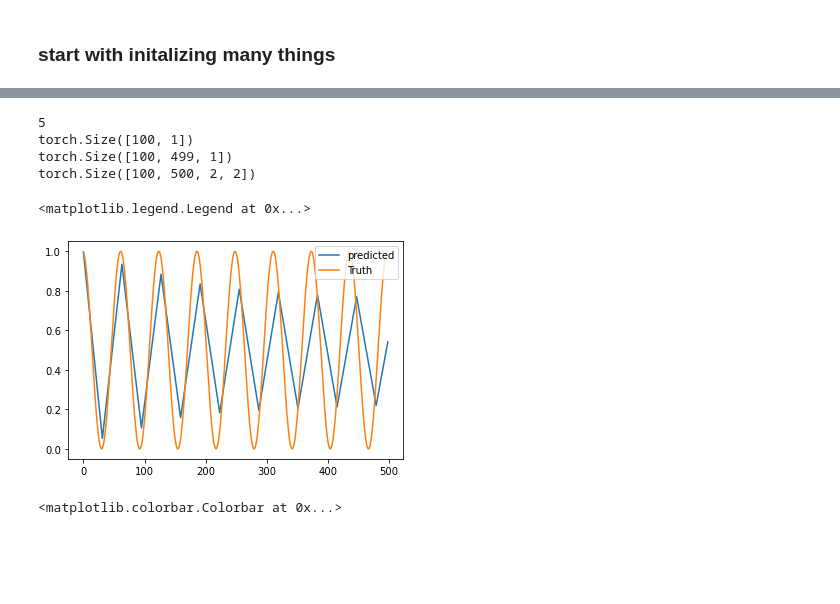
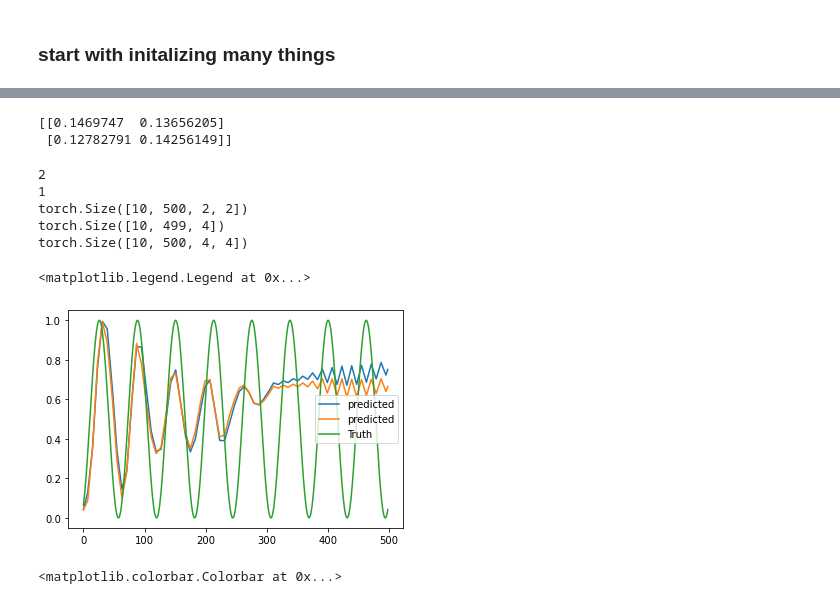
Before and after one commit to KatieJ16/Time_Space_multiscale, a Jupyter notebook: remake/toy2_multiscale_model_fitting_4d.ipynb, the cells around one changed output, grey strips where cells are left out. Saved outputs shown, nothing was run; the diff lists cells and outputs as text; code cells hidden in the pictures; blank space fills up the shorter version.

```diff
--- a/remake/toy2_multiscale_model_fitting_4d.ipynb
+++ b/remake/toy2_multiscale_model_fitting_4d.ipynb
@@ -347,7 +360,7 @@ def find_best_timestep(train_data, val_data, test_data, current_size, start_k =
 current_size = 2
 models, step_sizes, mse_list, idx_lowest = find_best_timestep(train_dict[str(current_size)],
                                                               val_dict[str(current_size)],
-                                                              val_dict[str(current_size)], current_size,model_dir=model_dir,
-                                                             start_k=2, largest_k=6, dont_train=False)
+                                                              val_dict[str(current_size)], current_size,model_dir=model_dir,)
+#                                                               start_k = 3, dont_train=False)
 # %% [output]
 model loaded
@@ -487,7 +498,8 @@ def grow(data, dim_full=128):
 #====================================================================================
 
 
-resolved, loss, unresolved_list = find_error_4(val_dict['1'], models[idx_lowest], val_dict['2'])
+resolved, loss, unresolved_list = find_error_4(val_dict['2'], models[idx_lowest], val_dict['2'])
 print(loss.shape)
+print(loss)
 # %% [output]
 (2, 2)
@@ -511,6 +526,6 @@ torch.Size([100, 500, 2, 2])
 # %%
-# model_keep.append(models[idx_lowest])
-# model_used_dict['1'] = [[0]]
+model_keep.append(models[idx_lowest])
+model_used_dict['2'] = [[0]]
 # %%
 #====================================================================================
 def find_error_1(data, model, tol = 1e-5):
@@ -543,8 +558,8 @@ def find_error_1(data, model, tol = 1e-5):
 #====================================================================================
 
 
-current_size = 2
-next_train_data = unresolved * train_dict["2"]
+current_size = 4
+next_train_data = unresolved_list * train_dict["2"]
 
 model_idx_list = np.ones((current_size, current_size))*(-1) #start with all -1
 
@@ -557,7 +572,8 @@ for i in range(current_size):
         else:
         #see if the error is low enough on already made model
             for m, model in enumerate(model_keep):
-                loss, resolved = find_error_1(data_this, model)
+#                 loss, resolved = find_error_4(data_this, model)
+                resolved, loss, unresolved_list = find_error_4(val_dict['2'], models[idx_lowest], val_dict['2'])
                 step_size = model.step_size
                 print("loss = ", loss)
                 print("step_size = ", step_size)
@@ -573,15 +589,16 @@ for i in range(current_size):
                 print("k = ", k)
                 print("train_dict[str(current_size)][:,:,i,j] shape = ", train_dict[str(current_size)][:,:,i,j].shape)
                 #if no model good, train new model
-                models, step_sizes, mse_list, idx_lowest = find_best_timestep(train_dict[str(current_size)][:,:,i,j],
-                                                              val_dict[str(current_size)][:,:,i,j],
-                                                              val_dict[str(current_size)][:,:,i,j], current_size,model_dir=model_dir,
-                                                              i=i, j=j, largest_k = k+1)
+                train_data = train_dict[str(4)][:,:, int(i*current_size/2):int((i+1)*current_size/2), int(j*current_size/2):int((j+1)*current_size/2)]
+                val_data = val_dict[str(4)][:,:, int(i*current_size/2):int((i+1)*current_size/2), int(j*current_size/2):int((j+1)*current_size/2)]
+                models, step_sizes, mse_list, idx_lowest = find_best_timestep(train_data,
+                                                              val_data, val_data, current_size,model_dir=model_dir,
+                                                              i=i, j=j, start_k = 2,largest_k = k+1, dont_train = False)
 
                 vbnm
                 resolved, loss, unresolved_list = find_error_4(val_dict[str(current_size)][:,:,i,j],
                                                                models[idx_lowest],
-                                                               val_dict[str(current_size)][:,:, i*current_size:(i+1)*current_size, i*current_size:(i+1)*current_size])
+                                                               val_dict[str(current_size)][:,:, i*current_size:(i+1)*current_size, j*current_size:(j+1)*current_size])
                 model_keep.append(models[idx_lowest])
                 model_idx_list[i,j] == len(model_keep) #last model will be the one for this square
 
@@ -625,28 +643,38 @@ resolved, loss, unresolved_list = find_error_4(val_dict[str(current_size)][:,:,i
+# %%
+
+resolved, loss, unresolved_list = find_error_4(val_data, models[idx_lowest],  val_data)
+print(loss)
+# %% [output]
+[[0.1469747  0.13656205]
+ [0.12782791 0.14256149]]
 # %%
-model =  models[idx_lowest]
+print(len(models))
+model =  models[1]
 print(idx_lowest)
 n_timesteps = 500
 n_points = 100
 dim = 1
 # plt.plot(model(val_dict[str(current_size)][:,:,i,j].unsqueeze(2).unsqueeze(3))[0,:,0,0].detach().numpy(), label = "predicted")
-print(val_dict[str(current_size)][:,0,i,j].unsqueeze(1).shape)
-val_data_this = val_dict[str(current_size)][:,0,i,j].unsqueeze(1)
-predicted = model.uni_scale_forecast(val_data_this, n_steps=n_timesteps-1)
+# print(val_dict[str(current_size)][:,0,i,j].unsqueeze(1).shape)
+# val_data_this = val_dict[str(current_size)][:,0,i,j].unsqueeze(1)
+print(val_data.shape)
+predicted = model.uni_scale_forecast(val_data[:,0].flatten(1,2), n_steps=n_timesteps-1)
 print(predicted.shape)
-predicted_reshape = predicted.reshape((  n_points, n_timesteps-1, dim,dim))
+predicted_reshape = predicted.reshape(( 10, n_timesteps-1, 2,2))
 plt.plot(predicted_reshape[0,:,0], label = "predicted")
 print(val_dict[str(current_size*2)][:,:, i*current_size:(i+1)*current_size, i*current_size:(i+1)*current_size].shape)
 # plt.plot(val_dict[str(current_size*2)][:,1:, i*current_size:(i+1)*current_size, i*current_size:(i+1)*current_size][0,:,0,0], label = "Truth")
 
 plt.plot(val_dict[str(current_size*2)][:,1:, i*current_size:(i+1)*current_size, i*current_size:(i+1)*current_size][0,:,0,1], label = "Truth")
 plt.legend()
 # %% [output]
-5
-torch.Size([100, 1])
-torch.Size([100, 499, 1])
-torch.Size([100, 500, 2, 2])
+2
+1
+torch.Size([10, 500, 2, 2])
+torch.Size([10, 499, 4])
+torch.Size([10, 500, 4, 4])
 <matplotlib.legend.Legend at 0x...>
-[figure, old version]
+[figure, new version]
 # %%
 plt.imshow(val_dict[str(current_size*2)][0,0])
 plt.colorbar()
```
Also changed, not shown: parts of 12 cells of this notebook, 1 other file.
